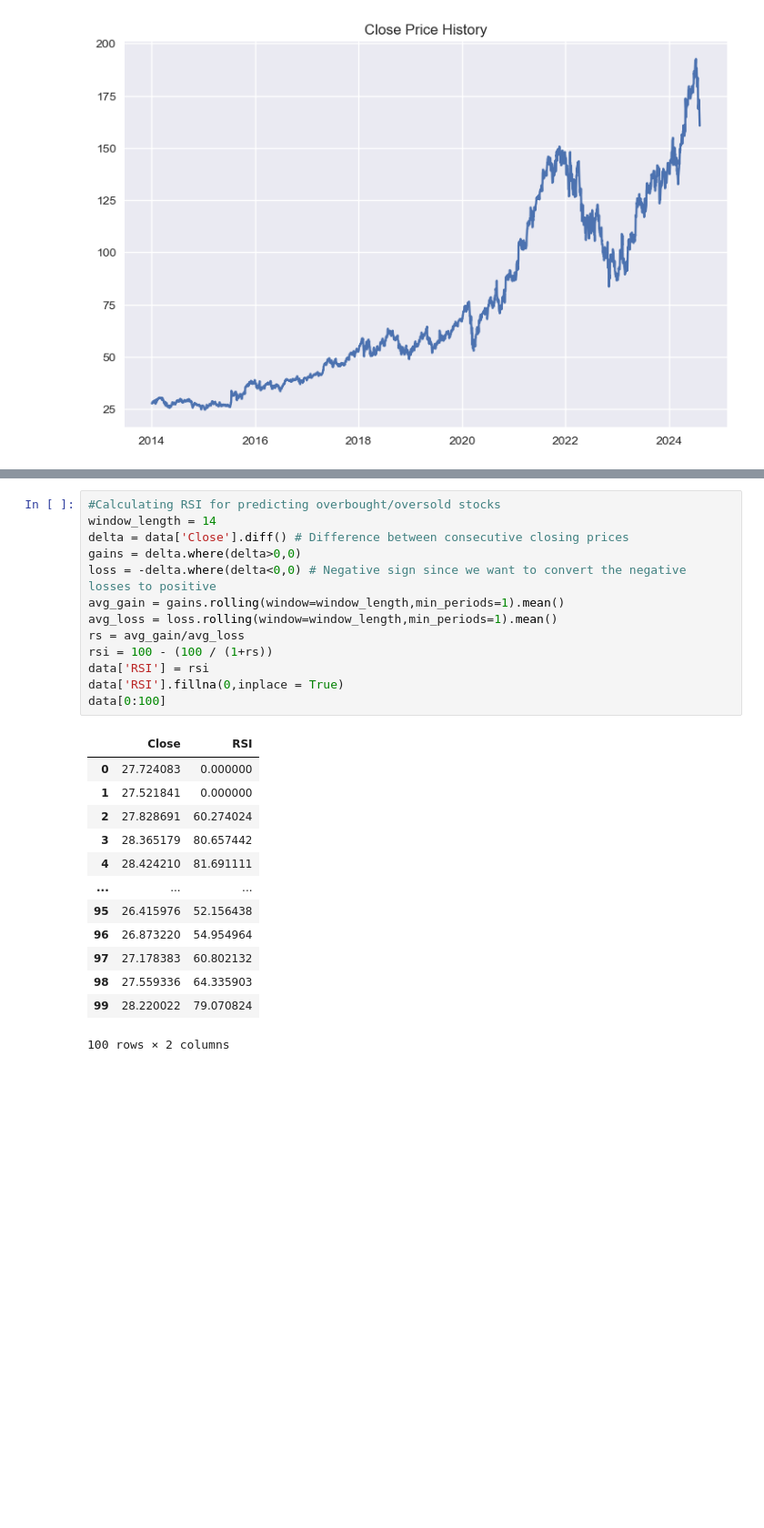
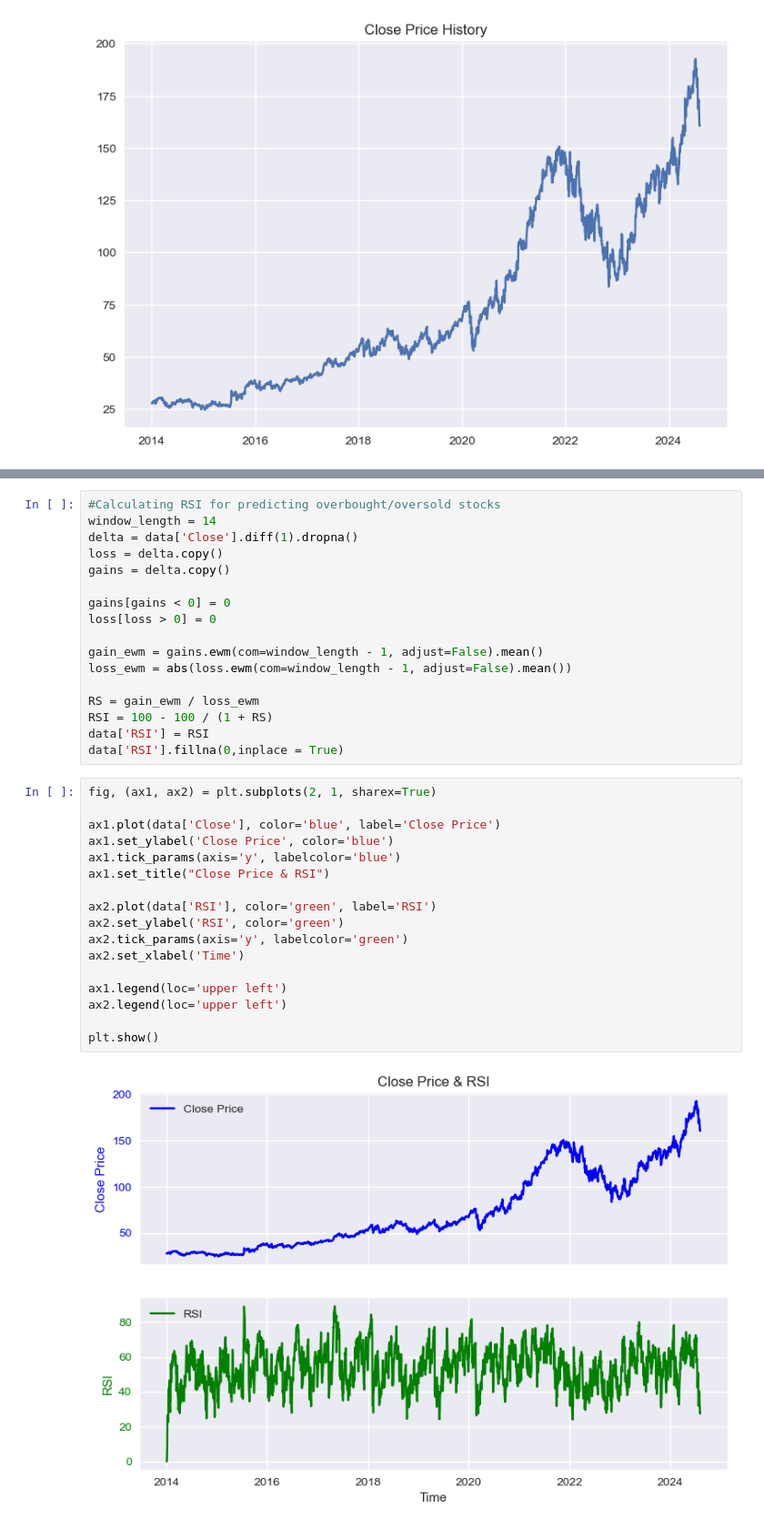
Before and after one commit to Aryan-Akhilesh/stock-price-predictor, a Jupyter notebook: main.ipynb, the cells around one changed output, grey strips where cells are left out. Shown at 91% size. Saved outputs shown, nothing was run; the diff lists cells and outputs as text; blank space fills up the shorter version.

Commit message:
Corrected RSI values
Corrected RSI values and plotted close price and RSI

```diff
--- a/main.ipynb
+++ b/main.ipynb
@@ -65,27 +51,36 @@ data = df.filter(['Close'])
 # %%
 #Calculating RSI for predicting overbought/oversold stocks
 window_length = 14
-delta = data['Close'].diff() # Difference between consecutive closing prices
-gains = delta.where(delta>0,0)
-loss = -delta.where(delta<0,0) # Negative sign since we want to convert the negative losses to positive
-avg_gain = gains.rolling(window=window_length,min_periods=1).mean()
-avg_loss = loss.rolling(window=window_length,min_periods=1).mean()
-rs = avg_gain/avg_loss
-rsi = 100 - (100 / (1+rs))
-data['RSI'] = rsi
+delta = data['Close'].diff(1).dropna()
+loss = delta.copy()
+gains = delta.copy()
+
+gains[gains < 0] = 0
+loss[loss > 0] = 0
+
+gain_ewm = gains.ewm(com=window_length - 1, adjust=False).mean()
+loss_ewm = abs(loss.ewm(com=window_length - 1, adjust=False).mean())
+
+RS = gain_ewm / loss_ewm
+RSI = 100 - 100 / (1 + RS)
+data['RSI'] = RSI
 data['RSI'].fillna(0,inplace = True)
-data[0:100]
-# %% [output]
-|  | Close | RSI |
-| 0 | 27.724083 | 0.000000 |
-| 1 | 27.521841 | 0.000000 |
-| 2 | 27.828691 | 60.274024 |
-| 3 | 28.365179 | 80.657442 |
-| 4 | 28.424210 | 81.691111 |
-| ... | ... | ... |
-| 95 | 26.415976 | 52.156438 |
-| 96 | 26.873220 | 54.954964 |
-| 97 | 27.178383 | 60.802132 |
-| 98 | 27.559336 | 64.335903 |
-| 99 | 28.220022 | 79.070824 |
-100 rows × 2 columns
+# %%
+fig, (ax1, ax2) = plt.subplots(2, 1, sharex=True)
+
+ax1.plot(data['Close'], color='blue', label='Close Price')
+ax1.set_ylabel('Close Price', color='blue')
+ax1.tick_params(axis='y', labelcolor='blue')
+ax1.set_title("Close Price & RSI")
+
+ax2.plot(data['RSI'], color='green', label='RSI')
+ax2.set_ylabel('RSI', color='green')
+ax2.tick_params(axis='y', labelcolor='green')
+ax2.set_xlabel('Time')
+
+ax1.legend(loc='upper left')
+ax2.legend(loc='upper left')
+
+plt.show()
+# %% [output]
+[figure, added]
```
Also changed, not shown: parts of 3 cells of this notebook.
